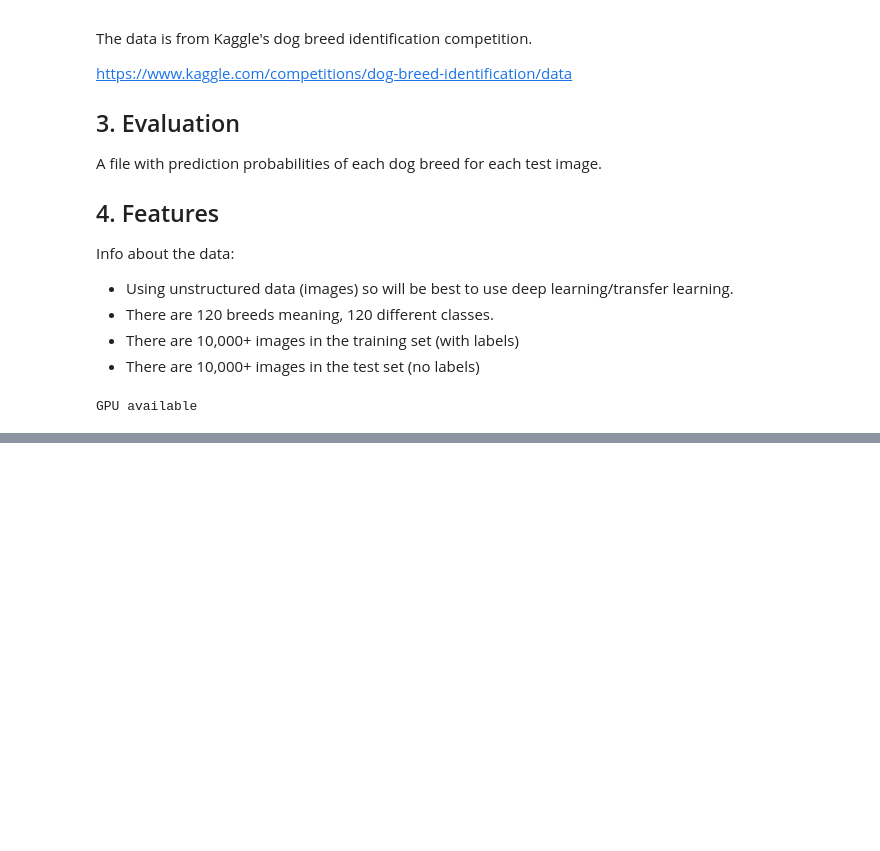
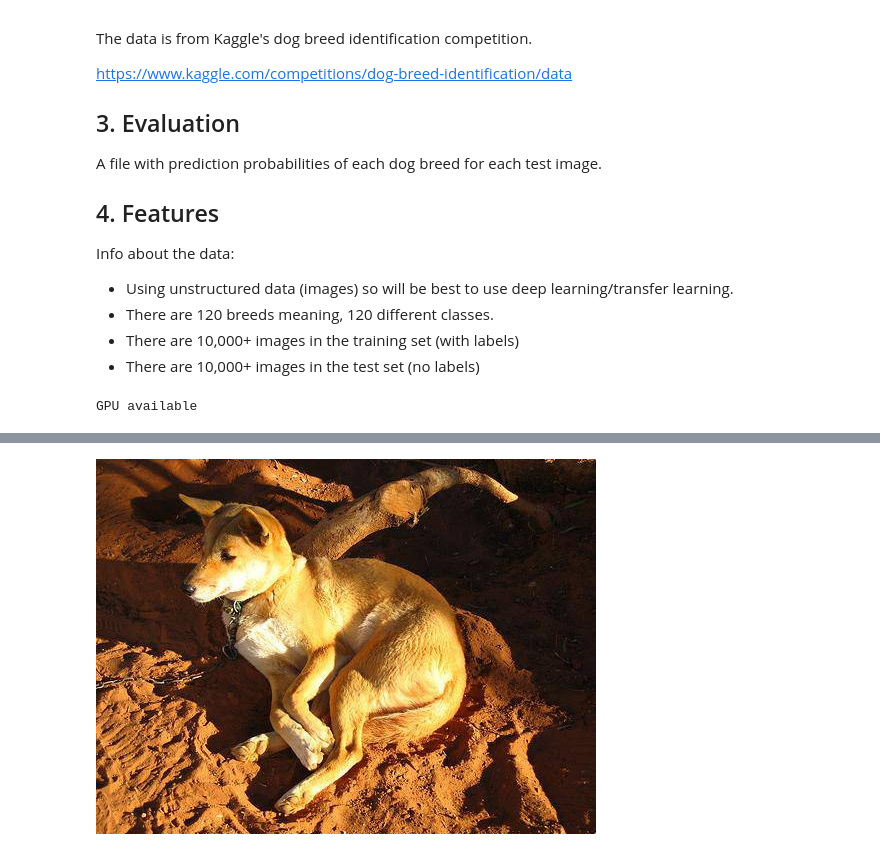
Before and after one commit to walread/dog-breed-identification, a Jupyter notebook: dog-breed-identification.ipynb, the cells around one changed output, grey strips where cells are left out. Drawn from its saved outputs; the diff is of its cells as text; code cells hidden in the pictures; blank space fills up the shorter version.

```diff
--- a/dog-breed-identification.ipynb
+++ b/dog-breed-identification.ipynb
@@ -38,0 +71,7 @@ GPU available
+# %%
+# View an image
+
+from IPython.display import Image
+Image("data/train/001513dfcb2ffafc82cccf4d8bbaba97.jpg")
+# %% [output]
+[figure, added]
```
Also changed, not shown: parts of 5 cells of this notebook, 1 other file.
